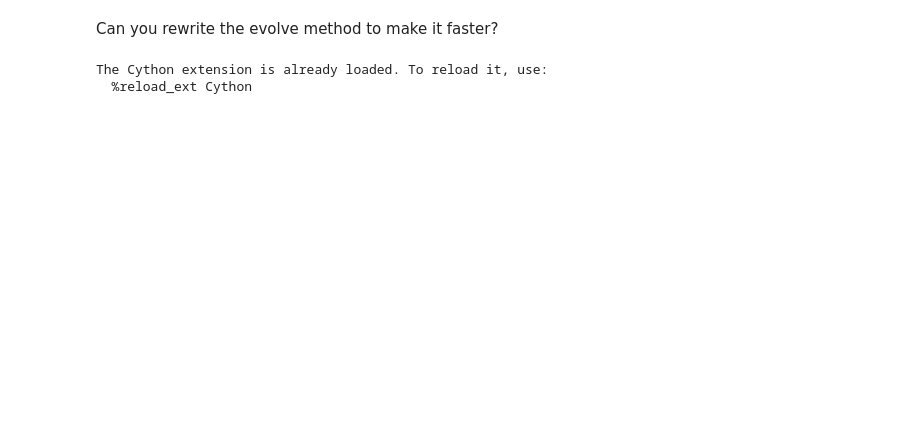
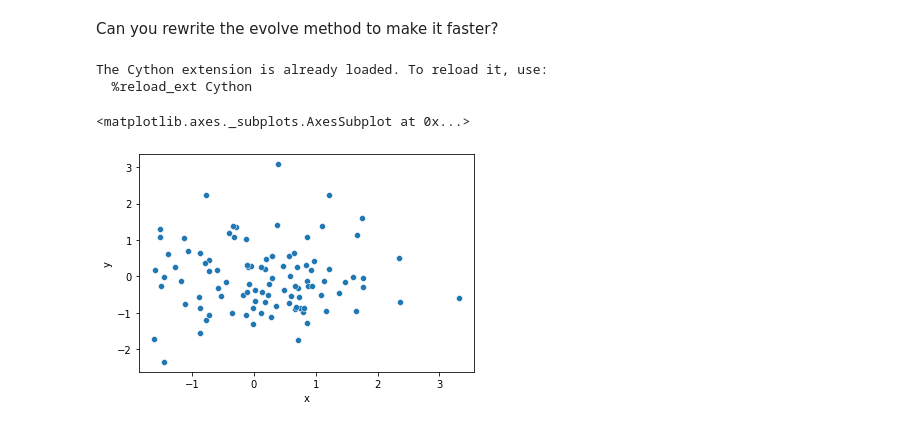
Before and after one commit to QuietMorning/AdvPythonExercises, a Jupyter notebook: Cython_+_Numba_Exercise.ipynb, the cells around one changed output. Drawn from its saved outputs; the diff is of its cells as text; code cells hidden in the pictures; blank space fills up the shorter version.

```diff
--- a/Cython_+_Numba_Exercise.ipynb
+++ b/Cython_+_Numba_Exercise.ipynb
@@ -78,9 +78,9 @@ cpdef void evolve_c(double[:] x_i, double[:] y_i, double[:] ang_speed, int times
   cdef double negvx, vy, negdx, dy, norm
 
   for i in range(nsteps):
-    negvx_i = y_i
-    vy_i = x_i
     for j in range(len(x_i)):
+      negvx = y_i[j]
+      vy = x_i[j]
       norm = (x_i[j] ** 2 + y_i[j] ** 2) ** 0.5
       negvx /= norm
       vy /= norm
@@ -102,9 +102,17 @@ cpdef void evolve_wrapper_c(double dt, list particles):
     y_i[j] = particles[j].y
     ang_speed[j] = particles[j].ang_speed
   evolve_c(x_i, y_i, ang_speed, timestep, nsteps)
+  for j in range(len(particles)):
+    particles[j].x = x_i[j]
+    particles[j].y = y_i[j]
 # %%
 n_particle = 100
 coord = np.random.randn(n_particle, 3)
 particles = []
 for i in range(0, n_particle):
   particles.append(Particle_c(coord[i][0], coord[i][1], coord[i][2]))
+# %%
+sb.scatterplot(x='x', y='y', data=pd.DataFrame([[p.x,p.y] for p in particles],columns = ['x', 'y']))
+# %% [output]
+<matplotlib.axes._subplots.AxesSubplot at 0x...>
+[figure, added]
```
Also changed, not shown: parts of 6 cells of this notebook.
